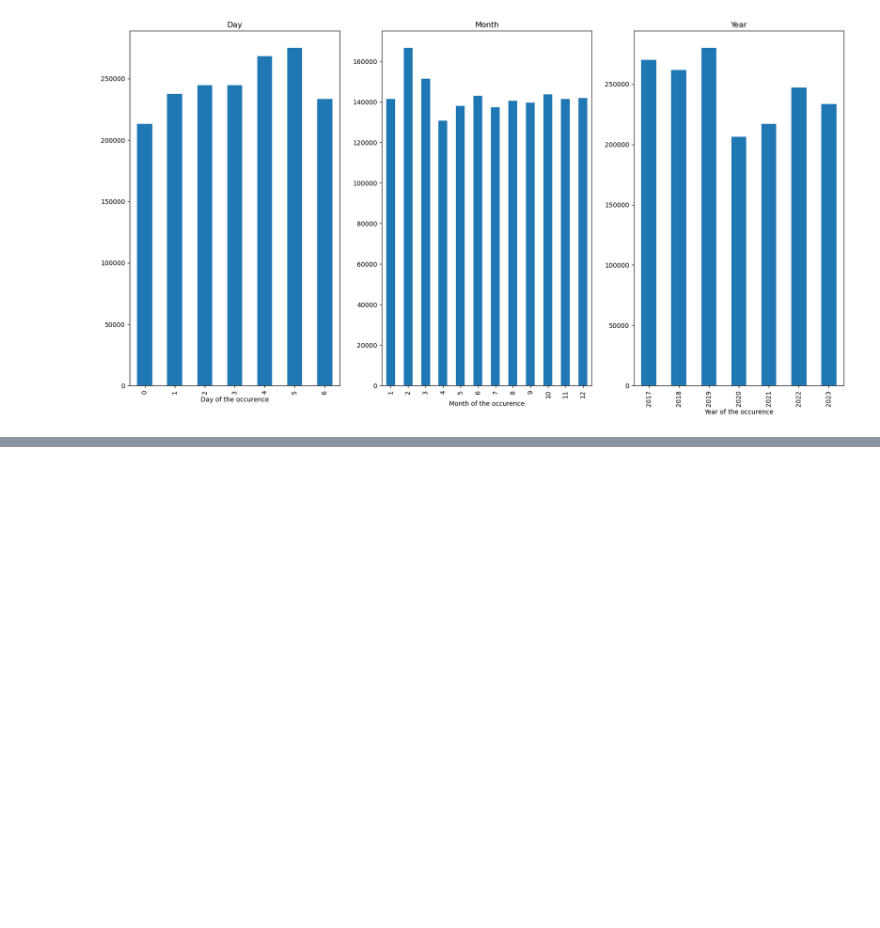
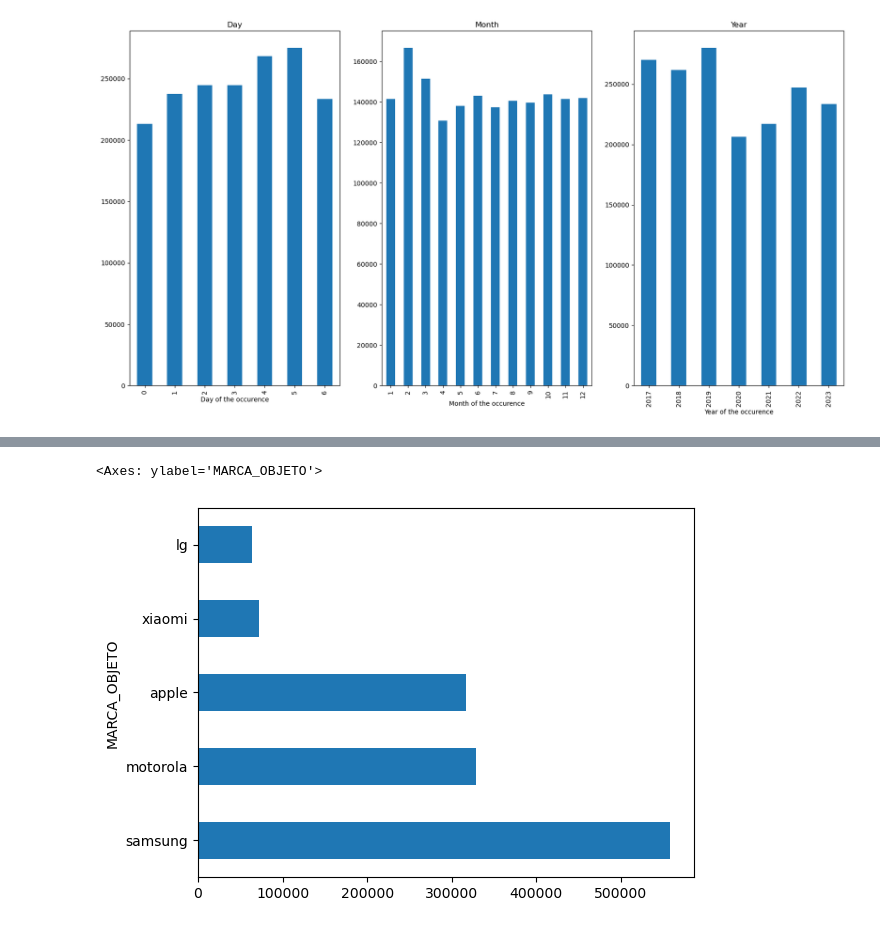
Before and after one commit to RafaelM0raes/Stollen_Cellphones_Sao_Paulo, a Jupyter notebook: analysis.ipynb, the cells around one changed output, grey strips where cells are left out. Saved outputs shown, nothing was run; the diff lists cells and outputs as text; code cells hidden in the pictures; blank space fills up the shorter version.

```diff
--- a/analysis.ipynb
+++ b/analysis.ipynb
@@ -101,0 +182,5 @@ HTML(animation.to_jshtml())
+# %%
+stolen_cellphones_filtered["MARCA_OBJETO"].str.lower().str.strip().value_counts().head().plot.barh()
+# %% [output]
+<Axes: ylabel='MARCA_OBJETO'>
+[figure, added]
```
Also changed, not shown: parts of 31 cells of this notebook, 1 other file.
